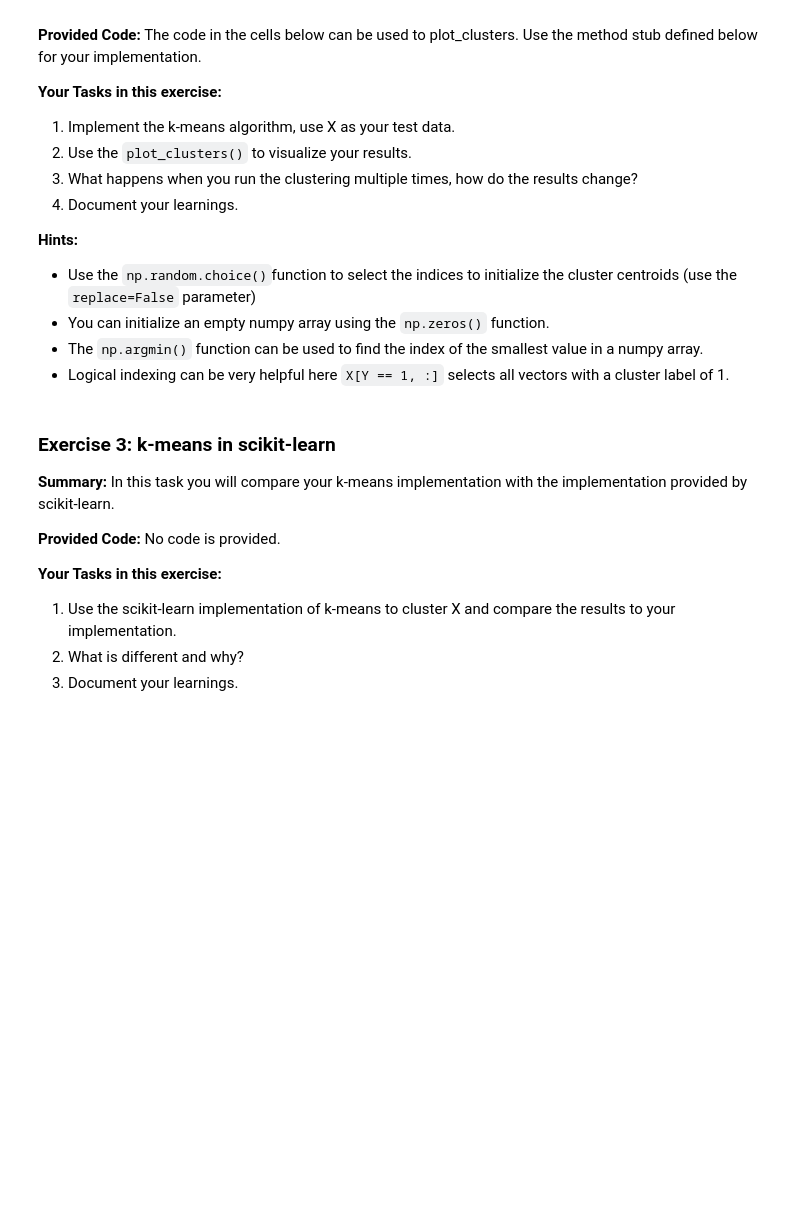
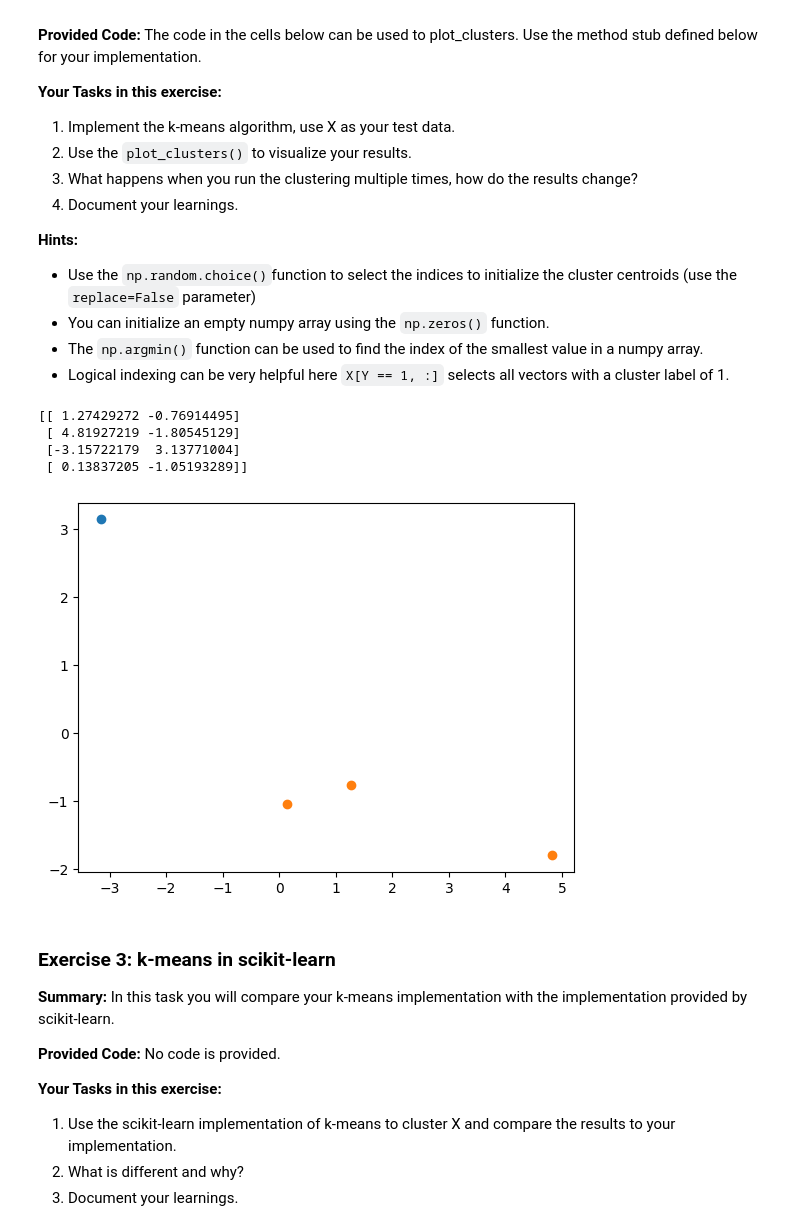
Before and after one commit to Qumoo/Jupyter-Exercises, a Jupyter notebook: Machine-Learning/k-Means/KMeans-Exercises.ipynb, the cells around one changed output. Drawn from its saved outputs; the diff is of its cells as text; code cells hidden in the pictures; blank space fills up the shorter version.

```diff
--- a/Machine-Learning/k-Means/KMeans-Exercises.ipynb
+++ b/Machine-Learning/k-Means/KMeans-Exercises.ipynb
@@ -106,3 +91,62 @@ def kmeans(X, k):
+# %%
+def kmeans(X, k):
+    """ Perform k-means clustering of data X into k partitions.
+
+    Parameters
+    ----------
+    X: np.array
+        A numpy array of feature vectors.
+
+    Returns
+    ----------
+    A one-dimensional numpy array containing the assigned cluster indices for each vector in X.
+    """
+
+    indices = np.random.choice(X.shape[0], k, replace=False)
+    centroids = X[indices].copy()
+
+    while True:
+      # leere matrix X * k
+      distances = np.zeros((X.shape[0], k))
+
+      for i in range(X.shape[0]):
+        # für jede reihe in X
+        for j in range(k):
+          # für jedes gewünschte cluster
+          # berechne die distance des vektors zum centroid
+          distances[i, j] = np.linalg.norm(X[i] - centroids[j])
+
+      # aus allen distanzen zu allen centroids nimm die geringsten
+      labels = np.argmin(distances, axis=1)
+
+      # np.zeros aber für arrays
+      new_centroids = np.zeros_like(centroids)
+
+      for j in range(k):
+        # Für alle Cluster
+
+        # Für alle dem Cluster zugehörigen Punkte, rechne den Mittelwert
+        points_to_centroid = X[labels == j]
+        new_centroids[j] = points_to_centroid.mean(axis=0)
+
+      # überprüfen, ob Centroids gleich geblieben sind
+      if np.all(centroids == new_centroids):
+          break
+
+      centroids = new_centroids
+
+    return centroids, labels
+
+
+centroids, labels = kmeans(X, 2)
+print(X)
+plot_clusters(X, labels)
+# %% [output]
+[[ 1.27429272 -0.76914495]
+ [ 4.81927219 -1.80545129]
+ [-3.15722179  3.13771004]
+ [ 0.13837205 -1.05193289]]
+[figure, added]
 # %% [markdown]
 ### Exercise 3: k-means in scikit-learn
 
```
Also changed, not shown: parts of 2 cells of this notebook.
